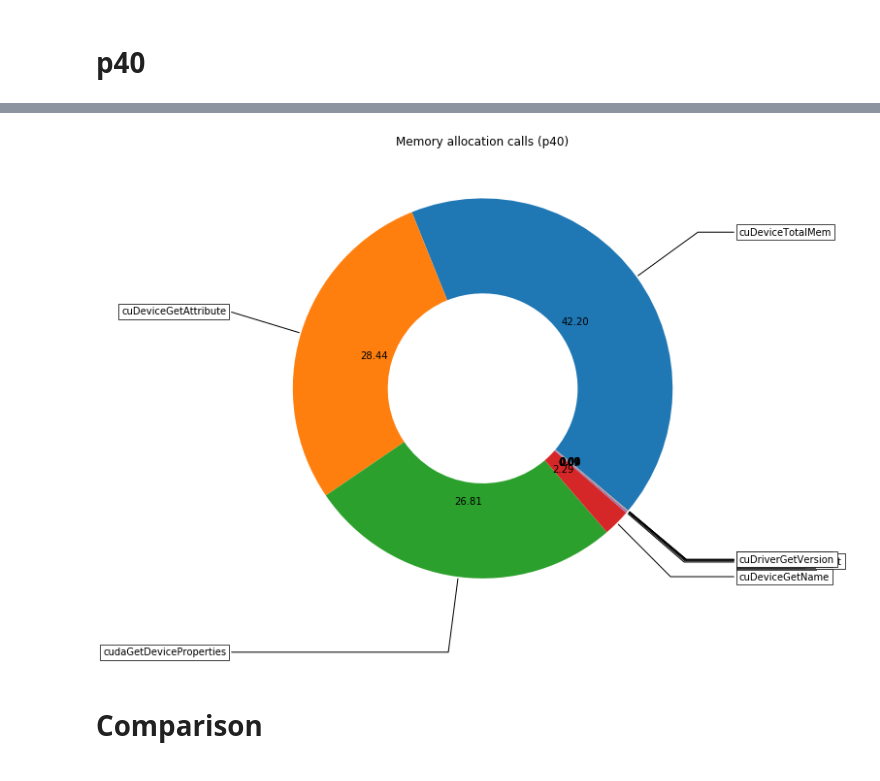
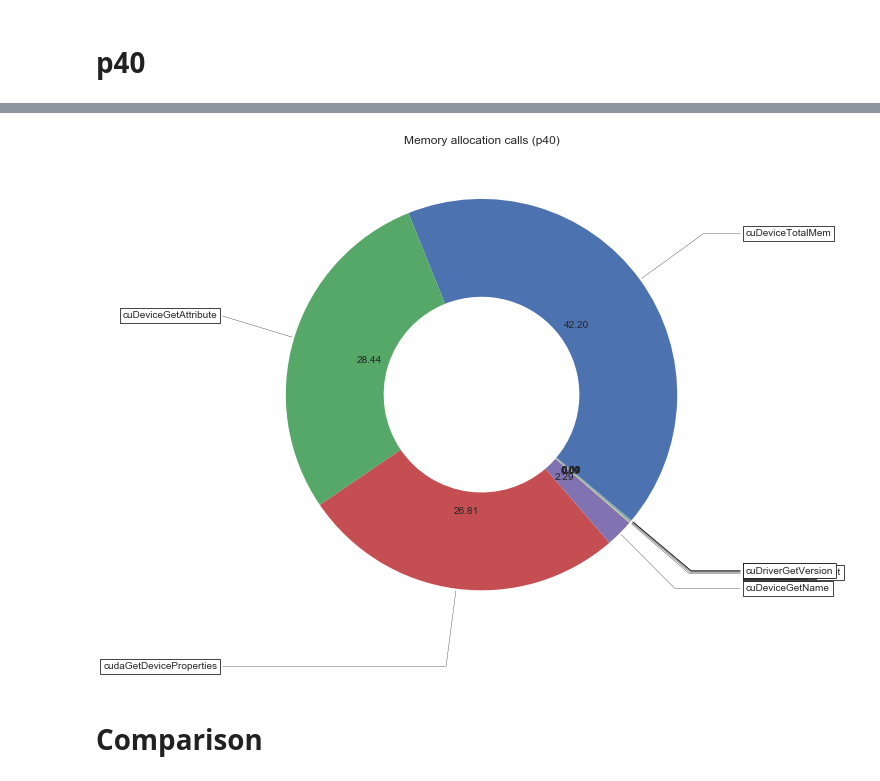
Before and after one commit to srinidhigoud/examples, a Jupyter notebook: imagenet/plots.ipynb, the cells around one changed output, grey strips where cells are left out. Drawn from its saved outputs; the diff is of its cells as text; code cells hidden in the pictures.

```diff
--- a/imagenet/plots.ipynb
+++ b/imagenet/plots.ipynb
@@ -1,9 +1,11 @@
 # %%
 import matplotlib
 import numpy as np
-import matplotlib.pyplot as plt
+from matplotlib import pyplot as plt
+plt.style.use('seaborn-deep')
 %matplotlib inline
 xaxis = np.array([1,2,3,4,5])
+width = 1
 xticks = [4,8,16,32,64]
 # https://www.researchgate.net/publication/323164864_Tensor_Comprehensions_Framework-Agnostic_High-Performance_Machine_Learning_Abstractions
 # https://arxiv.org/pdf/1509.09308.pdf
@@ -205,45 +401,46 @@ recipe = ["cuDeviceTotalMem",
           "cudaGetDeviceCount",
           "cudaSetDevice",
           "cuDeviceGet",
           "cuDeviceGetCount",
           "cuInit",
           "cuDriverGetVersion"]
 
 data = [42.200842, 28.439267, 26.811765, 2.292397, 0.093838, 0.071434, 0.043023, 0.025919, 0.013136, 0.004376, 0.004103]
 
-"API calls",42.200842,13.145824,8,1.643228,1.367245,1.766299,"cuDeviceTotalMem"
-"API calls",28.439267,8.859008,756,0.011718,0.000247,0.520220,"cuDeviceGetAttribute"
-"API calls",26.811765,8.352031,8,1.044003,0.946552,1.086822,"cudaGetDeviceProperties"
-"API calls",2.292397,0.714096,8,0.089262,0.079410,0.102441,"cuDeviceGetName"
-"API calls",0.093838,0.029231,6,0.004871,0.000520,0.023046,"cudaGetDevice"
-"API calls",0.071334,0.022221,48,0.000462,0.000187,0.004514,"cudaGetDeviceCount"
-"API calls",0.043023,0.013402,5,0.002680,0.000936,0.008942,"cudaSetDevice"
-"API calls",0.025919,0.008074,12,0.000672,0.000315,0.004036,"cuDeviceGet"
-"API calls",0.013136,0.004092,4,0.001023,0.000331,0.002830,"cuDeviceGetCount"
-"API calls",0.004376,0.001363,1,0.001363,0.001363,0.001363,"cuInit"
-"API calls",0.004103,0.001278,1,0.001278,0.001278,0.001278,"cuDriverGetVersion"
+# "API calls",42.200842,13.145824,8,1.643228,1.367245,1.766299,"cuDeviceTotalMem"
+# "API calls",28.439267,8.859008,756,0.011718,0.000247,0.520220,"cuDeviceGetAttribute"
+# "API calls",26.811765,8.352031,8,1.044003,0.946552,1.086822,"cudaGetDeviceProperties"
+# "API calls",2.292397,0.714096,8,0.089262,0.079410,0.102441,"cuDeviceGetName"
+# "API calls",0.093838,0.029231,6,0.004871,0.000520,0.023046,"cudaGetDevice"
+# "API calls",0.071334,0.022221,48,0.000462,0.000187,0.004514,"cudaGetDeviceCount"
+# "API calls",0.043023,0.013402,5,0.002680,0.000936,0.008942,"cudaSetDevice"
+# "API calls",0.025919,0.008074,12,0.000672,0.000315,0.004036,"cuDeviceGet"
+# "API calls",0.013136,0.004092,4,0.001023,0.000331,0.002830,"cuDeviceGetCount"
+# "API calls",0.004376,0.001363,1,0.001363,0.001363,0.001363,"cuInit"
+# "API calls",0.004103,0.001278,1,0.001278,0.001278,0.001278,"cuDriverGetVersion"
 
 wedges, texts, _ = ax.pie(data, wedgeprops=dict(width=0.5), startangle=-40, autopct='%.2f')
 
 bbox_props = dict(boxstyle="square,pad=0.3", fc="w", ec="k", lw=0.72)
 kw = dict(xycoords='data', textcoords='data', arrowprops=dict(arrowstyle="-"),
           bbox=bbox_props, zorder=0, va="center")
 
 for i, p in enumerate(wedges):
     ang = (p.theta2 - p.theta1)/2. + p.theta1
     y = np.sin(np.deg2rad(ang))
     x = np.cos(np.deg2rad(ang))
     horizontalalignment = {-1: "right", 1: "left"}[int(np.sign(x))]
     connectionstyle = "angle,angleA=0,angleB={}".format(ang)
     kw["arrowprops"].update({"connectionstyle": connectionstyle})
     ax.annotate(recipe[i], xy=(x, y), xytext=(1.35*np.sign(x), 1.4*y),
                  horizontalalignment=horizontalalignment, **kw)
 
 ax.set_title("Memory allocation calls (p40)")
 
 plt.show()
+fig.savefig('p40_memory_allocations.png', dpi=fig.dpi)
 # %% [output]
-[figure, old version]
+[figure, new version]
 # %% [markdown]
 # Comparison
 # %%
```
Also changed, not shown: parts of 14 cells of this notebook.
